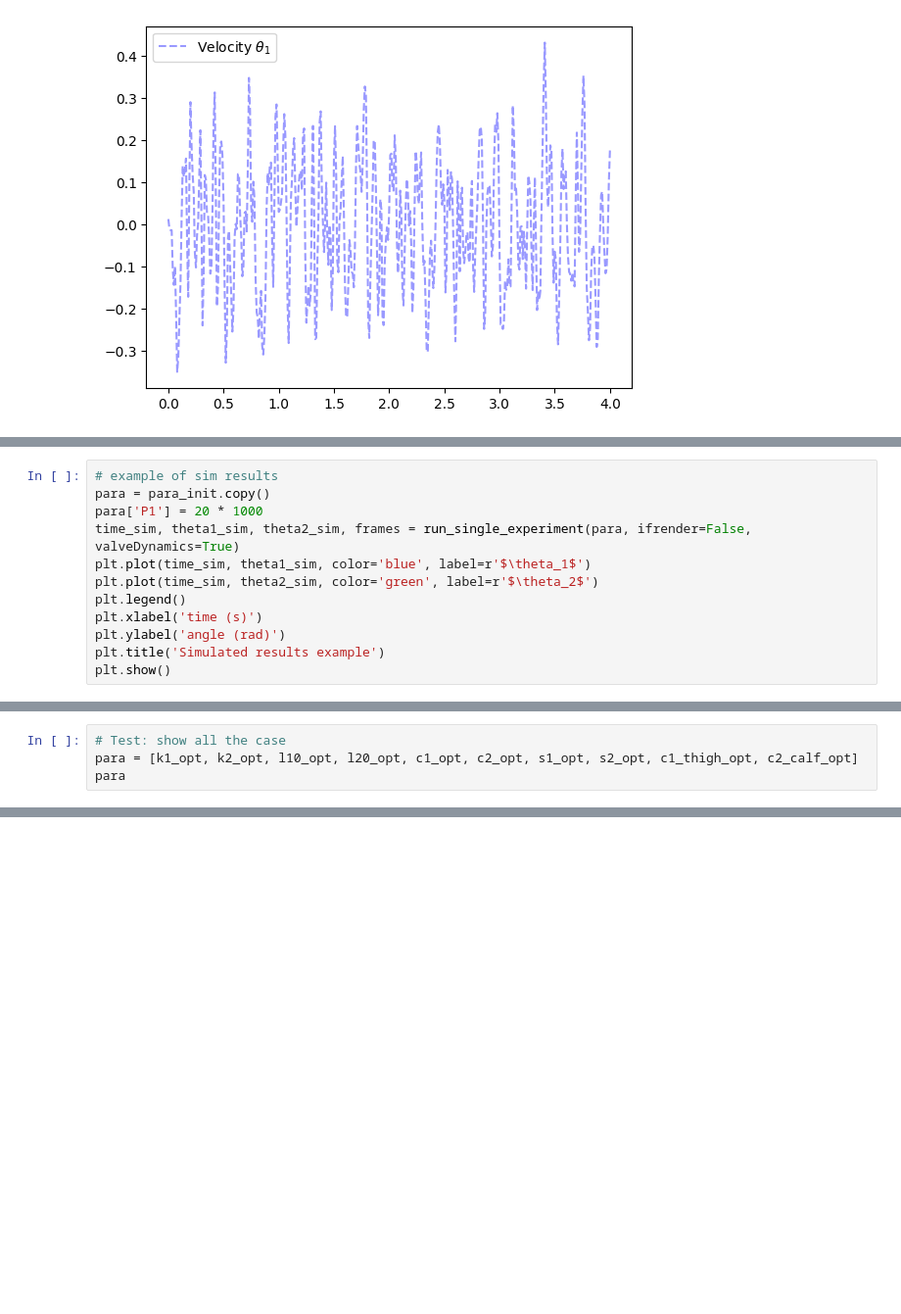
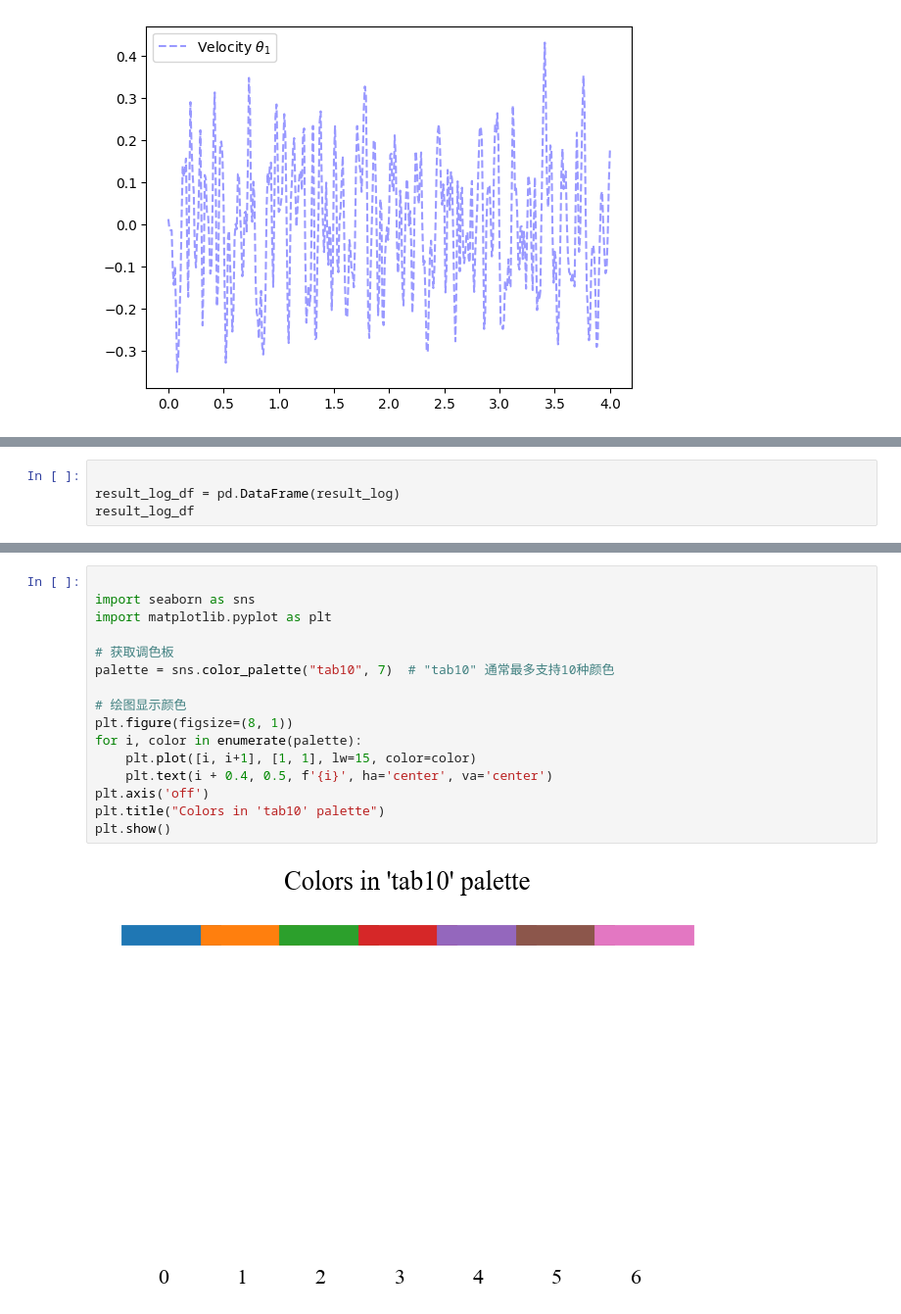
Before and after one commit to fly-pigTH/EquiMus, a Jupyter notebook: src/physical_verify/dynamic/dynamic_identify_read_save_it copy sensitivity.ipynb, the cells around one changed output, grey strips where cells are left out. Shown at 98% size. Drawn from its saved outputs; the diff is of its cells as text; blank space fills up the shorter version.

```diff
--- a/src/physical_verify/dynamic/dynamic_identify_read_save_it copy sensitivity.ipynb
+++ b/src/physical_verify/dynamic/dynamic_identify_read_save_it copy sensitivity.ipynb
@@ -272,12 +344,0 @@ def run_single_experiment(params, ifrender=False, sim="run", valveDynamics=False
-# %%
-# example of sim results
-para = para_init.copy()
-para['P1'] = 20 * 1000
-time_sim, theta1_sim, theta2_sim, frames = run_single_experiment(para, ifrender=False, valveDynamics=True)
-plt.plot(time_sim, theta1_sim, color='blue', label=r'$\theta_1$')
-plt.plot(time_sim, theta2_sim, color='green', label=r'$\theta_2$')
-plt.legend()
-plt.xlabel('time (s)')
-plt.ylabel('angle (rad)')
-plt.title('Simulated results example')
-plt.show()
@@ -670,4 +344,0 @@ Time Cost: 2239.27s
-# %%
-# Test: show all the case
-para = [k1_opt, k2_opt, l10_opt, l20_opt, c1_opt, c2_opt, s1_opt, s2_opt, c1_thigh_opt, c2_calf_opt]
-para
@@ -760,0 +425,4 @@ para = {
+# %%
+
+result_log_df = pd.DataFrame(result_log)
+result_log_df
@@ -760,0 +577,18 @@ para = {
+# %%
+
+import seaborn as sns
+import matplotlib.pyplot as plt
+
+# 获取调色板
+palette = sns.color_palette("tab10", 7)  # "tab10" 通常最多支持10种颜色
+
+# 绘图显示颜色
+plt.figure(figsize=(8, 1))
+for i, color in enumerate(palette):
+    plt.plot([i, i+1], [1, 1], lw=15, color=color)
+    plt.text(i + 0.4, 0.5, f'{i}', ha='center', va='center')
+plt.axis('off')
+plt.title("Colors in 'tab10' palette")
+plt.show()
+# %% [output]
+[figure, added]
```
Also changed, not shown: parts of 28 cells of this notebook, 21 other files.
